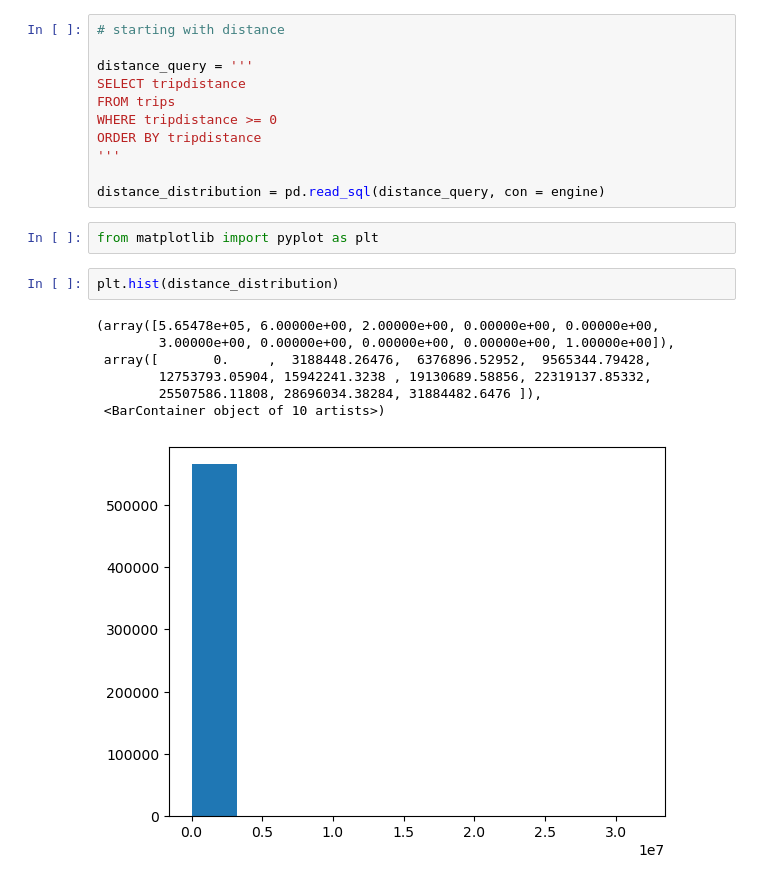
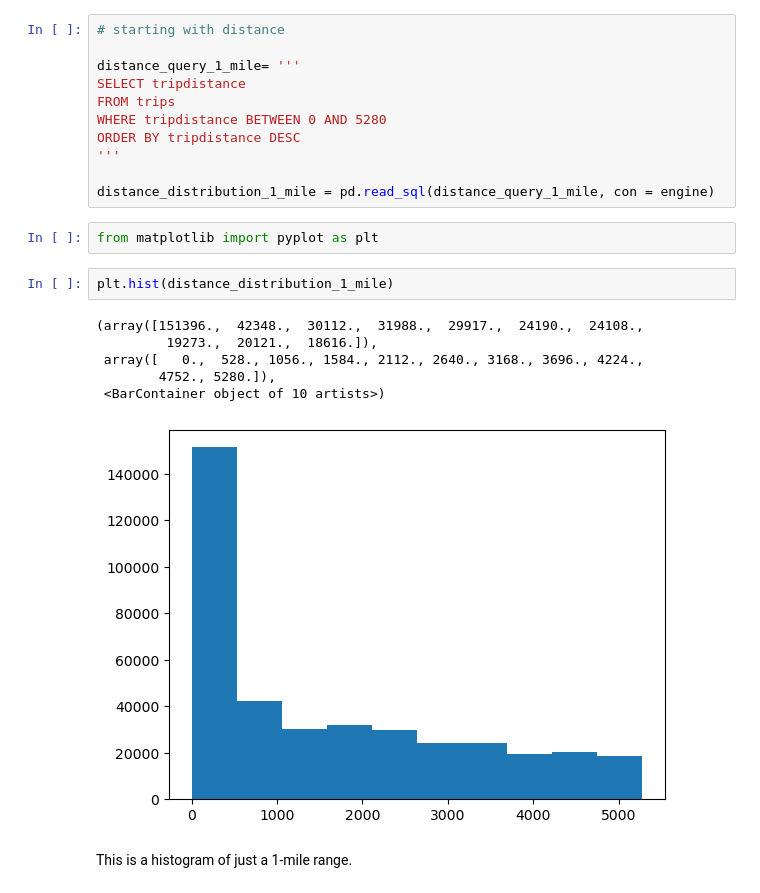
Before and after one commit to NSS-Data-Analytics-Cohort-10/scooters-group-2, a Jupyter notebook: notebooks/scooters_notebook.ipynb, the cells around one changed output. Cells and saved outputs as stored; diff of their text form.

```diff
--- a/notebooks/scooters_notebook.ipynb
+++ b/notebooks/scooters_notebook.ipynb
@@ -232,24 +232,25 @@ Trip duration is in minutes, and trip distance is in feet.
 # %%
 # starting with distance
 
-distance_query = '''
+distance_query_1_mile= '''
 SELECT tripdistance
 FROM trips
-WHERE tripdistance >= 0
-ORDER BY tripdistance
+WHERE tripdistance BETWEEN 0 AND 5280
+ORDER BY tripdistance DESC
 '''
 
-distance_distribution = pd.read_sql(distance_query, con = engine)
+distance_distribution_1_mile = pd.read_sql(distance_query_1_mile, con = engine)
 # %%
 from matplotlib import pyplot as plt
 # %%
-plt.hist(distance_distribution)
+plt.hist(distance_distribution_1_mile)
 # %% [output]
-(array([5.65478e+05, 6.00000e+00, 2.00000e+00, 0.00000e+00, 0.00000e+00,
-        3.00000e+00, 0.00000e+00, 0.00000e+00, 0.00000e+00, 1.00000e+00]),
- array([       0.     ,  3188448.26476,  6376896.52952,  9565344.79428,
-        12753793.05904, 15942241.3238 , 19130689.58856, 22319137.85332,
-        25507586.11808, 28696034.38284, 31884482.6476 ]),
+(array([151396.,  42348.,  30112.,  31988.,  29917.,  24190.,  24108.,
+         19273.,  20121.,  18616.]),
+ array([   0.,  528., 1056., 1584., 2112., 2640., 3168., 3696., 4224.,
+        4752., 5280.]),
  <BarContainer object of 10 artists>)
-[figure, old version]
+[figure, new version]
+# %% [markdown]
+This is a histogram of just a 1-mile range.
 # %%
```
Also changed, not shown: parts of 6 cells of this notebook.
